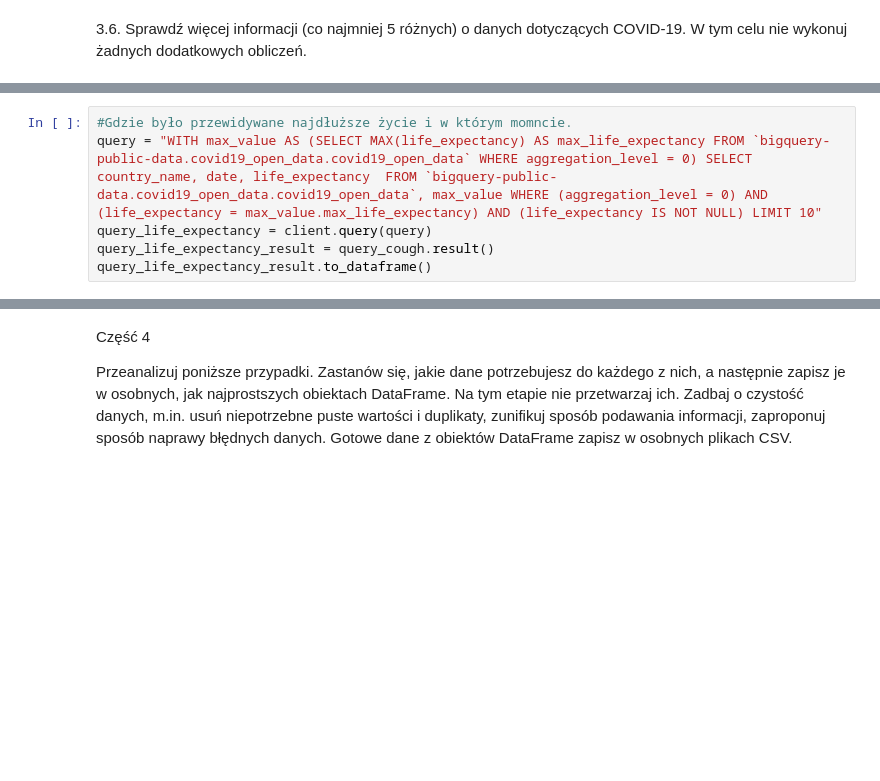
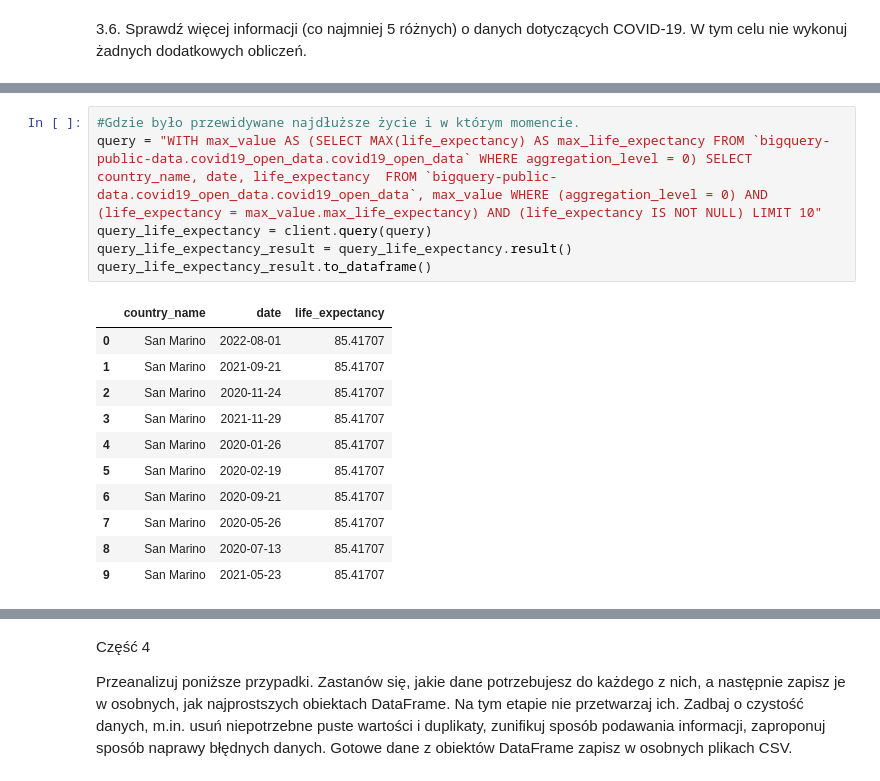
Before and after one commit to qmacdom/BigData, a Jupyter notebook: BigDataNotebook.ipynb, the cells around one changed output, grey strips where cells are left out. Saved outputs shown, nothing was run; the diff lists cells and outputs as text; blank space fills up the shorter version.

```diff
--- a/BigDataNotebook.ipynb
+++ b/BigDataNotebook.ipynb
@@ -117,8 +153,20 @@ query_cough_result.to_dataframe()
 # %%
-#Gdzie było przewidywane najdłuższe życie i w którym momncie.
+#Gdzie było przewidywane najdłuższe życie i w którym momencie.
 query = "WITH max_value AS (SELECT MAX(life_expectancy) AS max_life_expectancy FROM `bigquery-public-data.covid19_open_data.covid19_open_data` WHERE aggregation_level = 0) SELECT country_name, date, life_expectancy  FROM `bigquery-public-data.covid19_open_data.covid19_open_data`, max_value WHERE (aggregation_level = 0) AND (life_expectancy = max_value.max_life_expectancy) AND (life_expectancy IS NOT NULL) LIMIT 10"
 query_life_expectancy = client.query(query)
-query_life_expectancy_result = query_cough.result()
+query_life_expectancy_result = query_life_expectancy.result()
 query_life_expectancy_result.to_dataframe()
+# %% [output]
+|  | country_name | date | life_expectancy |
+| 0 | San Marino | 2022-08-01 | 85.41707 |
+| 1 | San Marino | 2021-09-21 | 85.41707 |
+| 2 | San Marino | 2020-11-24 | 85.41707 |
+| 3 | San Marino | 2021-11-29 | 85.41707 |
+| 4 | San Marino | 2020-01-26 | 85.41707 |
+| 5 | San Marino | 2020-02-19 | 85.41707 |
+| 6 | San Marino | 2020-09-21 | 85.41707 |
+| 7 | San Marino | 2020-05-26 | 85.41707 |
+| 8 | San Marino | 2020-07-13 | 85.41707 |
+| 9 | San Marino | 2021-05-23 | 85.41707 |
 # %%
 #Liczba aktywnych przypadków gdzie potrzebowano respiratorów.
```
Also changed, not shown: parts of 17 cells of this notebook.
